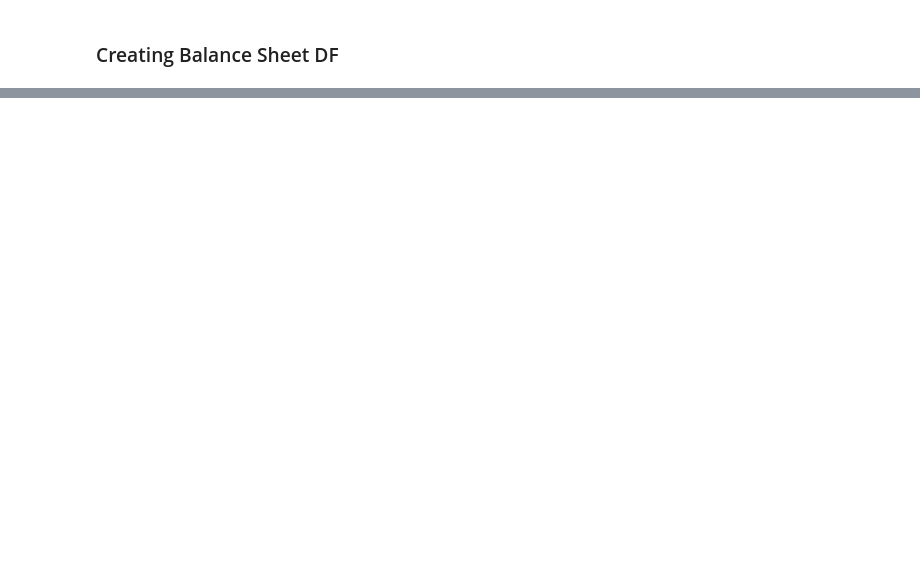
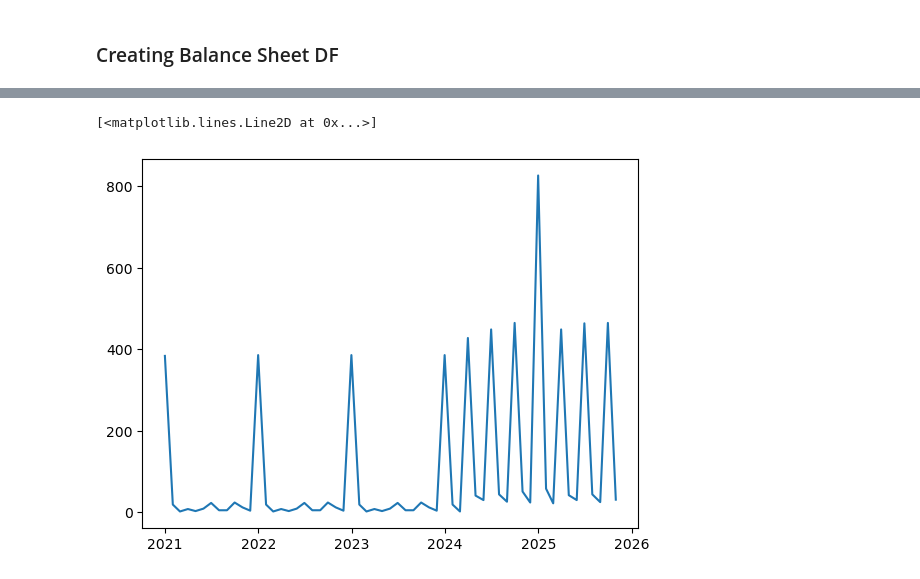
Before and after one commit to tuawong/stock-trading, a Jupyter notebook: YFinanceDataScraping.ipynb, the cells around one changed output, grey strips where cells are left out. Saved outputs shown, nothing was run; the diff lists cells and outputs as text; code cells hidden in the pictures; blank space fills up the shorter version.

```diff
--- a/YFinanceDataScraping.ipynb
+++ b/YFinanceDataScraping.ipynb
@@ -273,15 +491,10 @@ class BalanceSheetJSONPreprocessor:
         self.counters[key]['column_rows'].update({c: len(df) for c in cols})
 # %%
 preprocessor = BalanceSheetJSONPreprocessor(existing_json, data_path=data_path)
-preprocessor.preprocess_batch(
-    [
-        'quarterly_balance_sheet',
-        'balance_sheet',
-        'cash_flow',
-        'quarterly_cash_flow',
-        'financials',
-        'quarterly_financials',
-        'income_stmt',
-        'quarterly_income_stmt'
-     ]
+
+fundamentals, financials_all = (
+    preprocessor.run_fundamentals_preprocessing(
+        fundamentals_func = gen_all_fundamental_signals
+        , return_raw_financials = True
+    )
 )
@@ -417,0 +540,7 @@ company_data.to_csv('./data/company_financials.csv', index=False)
+# %%
+date_count = financials_all['date'].value_counts().reset_index().sort_values('date')
+date_count['date'] = pd.to_datetime(date_count['date'])
+plt.plot(date_count['date'], date_count['count'])
+# %% [output]
+[<matplotlib.lines.Line2D at 0x...>]
+[figure, added]
```
Also changed, not shown: parts of 15 cells of this notebook, 1 other file.
